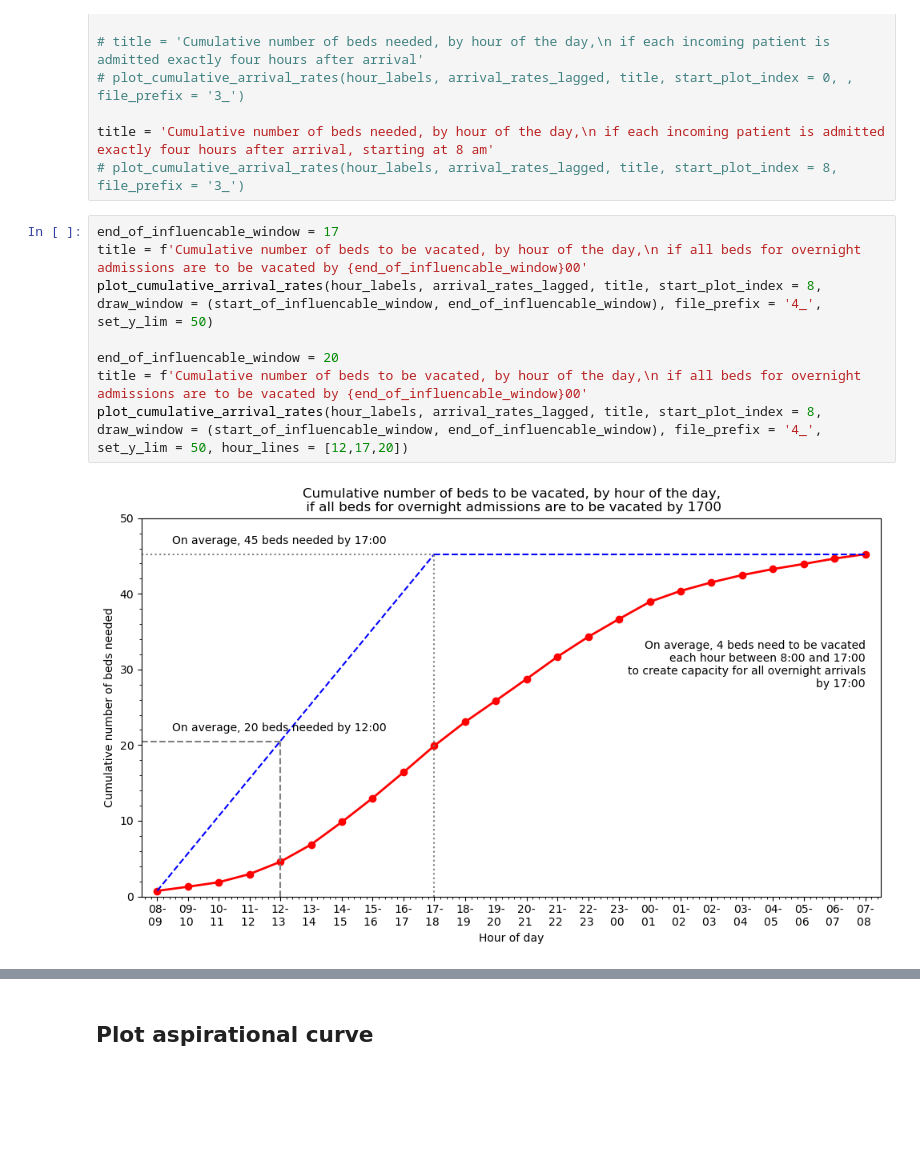
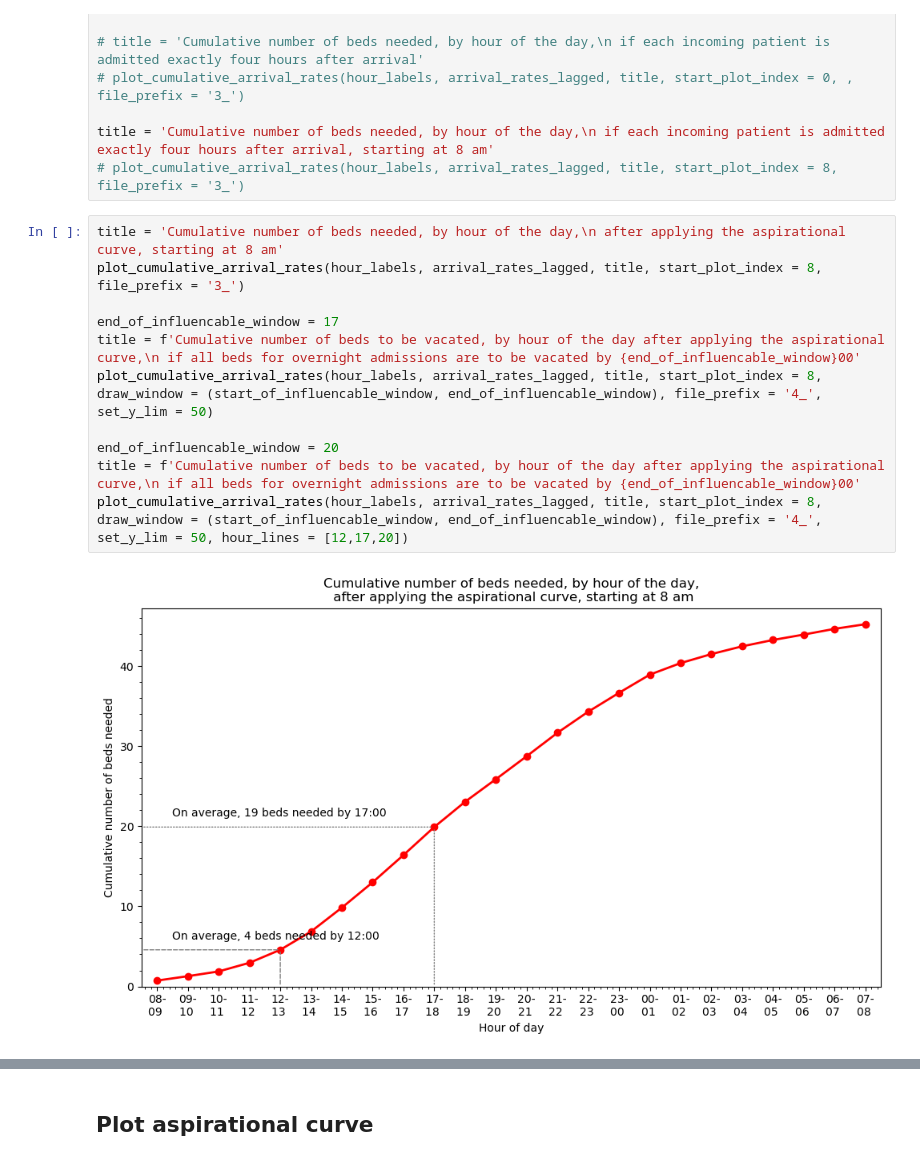
Before and after one commit to zmek/patientflow, a Jupyter notebook: notebooks/experiments/Modelling_to_show_true_demand.ipynb, the cells around one changed output, grey strips where cells are left out. Drawn from its saved outputs; the diff is of its cells as text; blank space fills up the shorter version.

```diff
--- a/notebooks/experiments/Modelling_to_show_true_demand.ipynb
+++ b/notebooks/experiments/Modelling_to_show_true_demand.ipynb
@@ -325,12 +325,15 @@ def plot_cumulative_arrival_rates(hour_labels, arrival_rates_lagged, title, star
 title = 'Cumulative number of beds needed, by hour of the day,\n if each incoming patient is admitted exactly four hours after arrival, starting at 8 am'
 # plot_cumulative_arrival_rates(hour_labels, arrival_rates_lagged, title, start_plot_index = 8, file_prefix = '3_')
 # %%
+title = 'Cumulative number of beds needed, by hour of the day,\n after applying the aspirational curve, starting at 8 am'
+plot_cumulative_arrival_rates(hour_labels, arrival_rates_lagged, title, start_plot_index = 8, file_prefix = '3_')
+
 end_of_influencable_window = 17
-title = f'Cumulative number of beds to be vacated, by hour of the day,\n if all beds for overnight admissions are to be vacated by {end_of_influencable_window}00'
+title = f'Cumulative number of beds to be vacated, by hour of the day after applying the aspirational curve,\n if all beds for overnight admissions are to be vacated by {end_of_influencable_window}00'
 plot_cumulative_arrival_rates(hour_labels, arrival_rates_lagged, title, start_plot_index = 8, draw_window = (start_of_influencable_window, end_of_influencable_window), file_prefix = '4_', set_y_lim = 50)
 
 end_of_influencable_window = 20
-title = f'Cumulative number of beds to be vacated, by hour of the day,\n if all beds for overnight admissions are to be vacated by {end_of_influencable_window}00'
+title = f'Cumulative number of beds to be vacated, by hour of the day after applying the aspirational curve,\n if all beds for overnight admissions are to be vacated by {end_of_influencable_window}00'
 plot_cumulative_arrival_rates(hour_labels, arrival_rates_lagged, title, start_plot_index = 8, draw_window = (start_of_influencable_window, end_of_influencable_window), file_prefix = '4_', set_y_lim = 50, hour_lines = [12,17,20])
 # %% [output]
-[figure, old version]
+[figure, new version]
```
Also changed, not shown: parts of 4 cells of this notebook, 9 other files.
